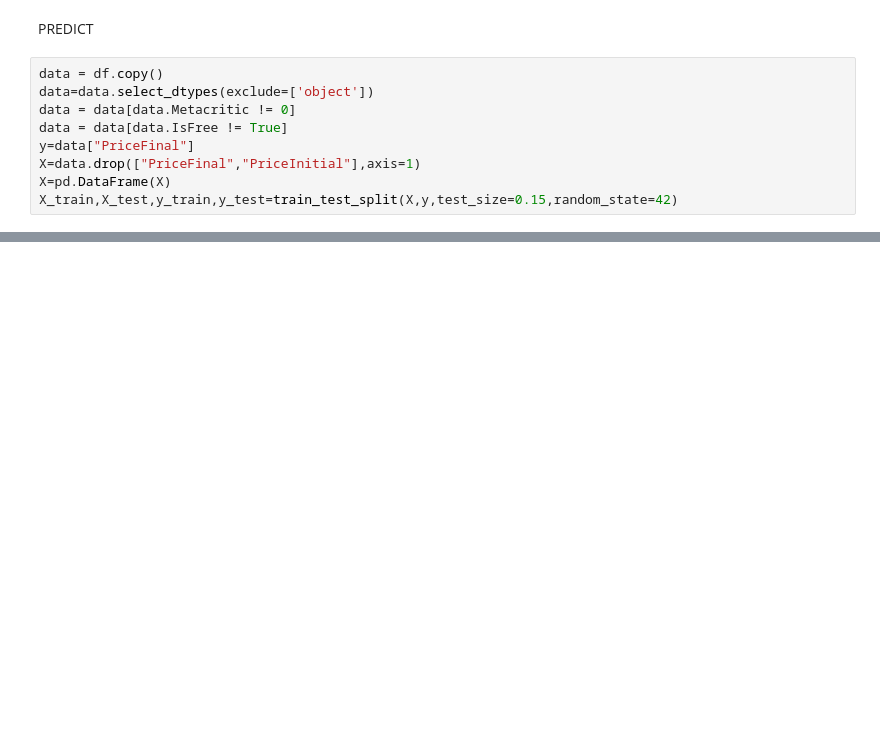
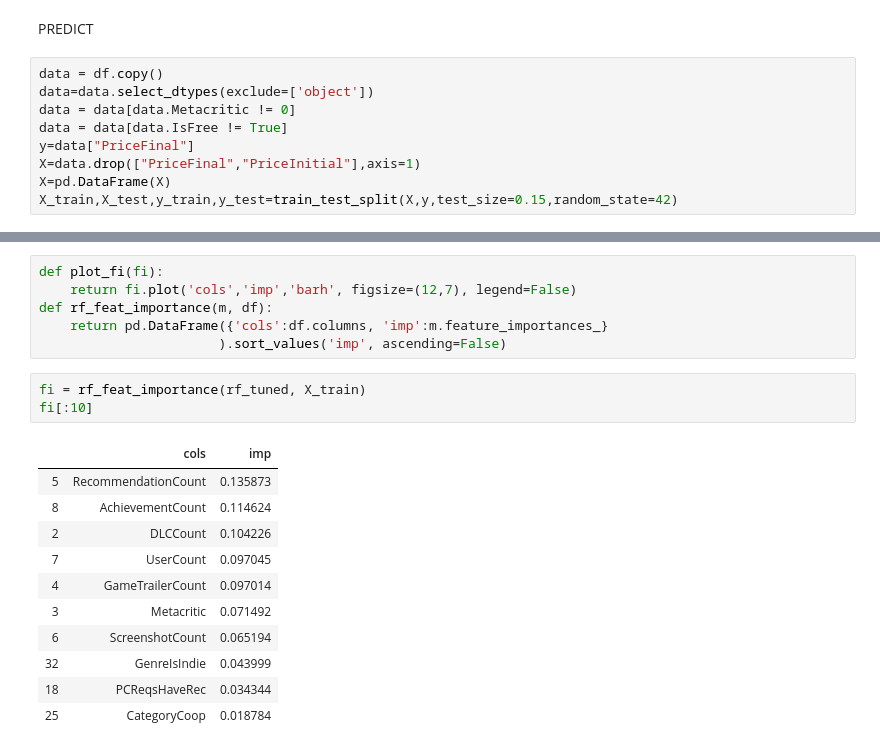
Before and after one commit to UVBMOB/SteamDataML, a Jupyter notebook: dataAnalysis/main.ipynb, the cells around one changed output, grey strips where cells are left out. Drawn from its saved outputs; the diff is of its cells as text; blank space fills up the shorter version.

```diff
--- a/dataAnalysis/main.ipynb
+++ b/dataAnalysis/main.ipynb
@@ -217,0 +388,21 @@ for i in range(100):
+# %%
+def plot_fi(fi):
+    return fi.plot('cols','imp','barh', figsize=(12,7), legend=False)
+def rf_feat_importance(m, df):
+    return pd.DataFrame({'cols':df.columns, 'imp':m.feature_importances_}
+                       ).sort_values('imp', ascending=False)
+# %%
+fi = rf_feat_importance(rf_tuned, X_train)
+fi[:10]
+# %% [output]
+|  | cols | imp |
+| 5 | RecommendationCount | 0.135873 |
+| 8 | AchievementCount | 0.114624 |
+| 2 | DLCCount | 0.104226 |
+| 7 | UserCount | 0.097045 |
+| 4 | GameTrailerCount | 0.097014 |
+| 3 | Metacritic | 0.071492 |
+| 6 | ScreenshotCount | 0.065194 |
+| 32 | GenreIsIndie | 0.043999 |
+| 18 | PCReqsHaveRec | 0.034344 |
+| 25 | CategoryCoop | 0.018784 |
```
Also changed, not shown: parts of 23 cells of this notebook.
